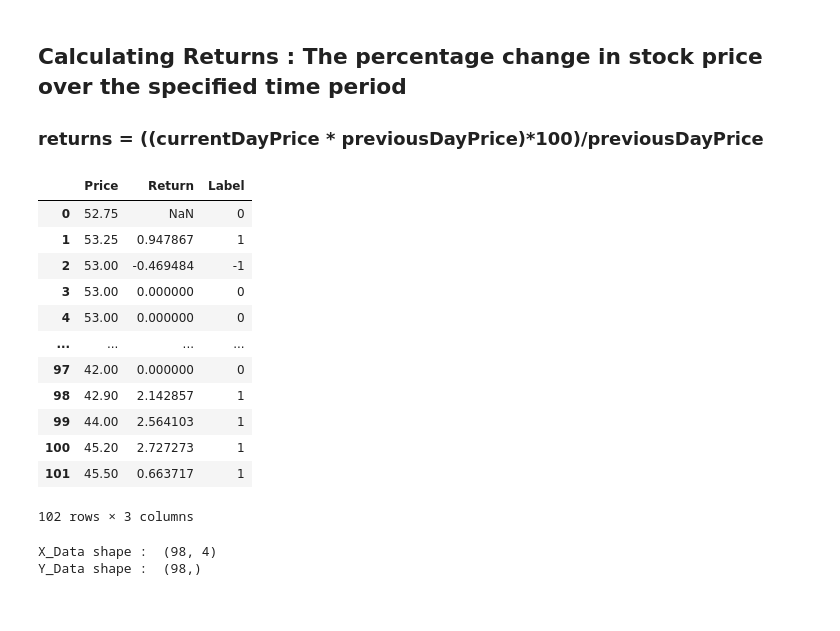
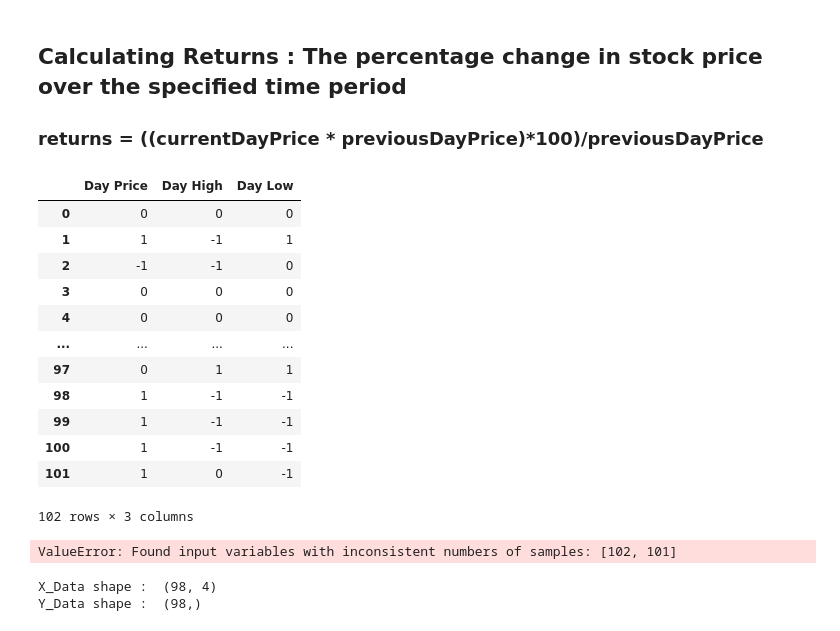
Before and after one commit to keringKirwa/4.1_Machine_Learning, a Jupyter notebook: NCS_Time_Series_Prediction/Linear_Regression/Classification_with_pipeline.ipynb, the cells around one changed output. Drawn from its saved outputs; the diff is of its cells as text; code cells hidden in the pictures.

```diff
--- a/NCS_Time_Series_Prediction/Linear_Regression/Classification_with_pipeline.ipynb
+++ b/NCS_Time_Series_Prediction/Linear_Regression/Classification_with_pipeline.ipynb
@@ -126,47 +126,91 @@ Name: Day Price, Length: 102, dtype: float64
 # %%
 import pandas as pd
 
 def calculate_returns_and_label(data, prediction_horizon=1, positive_threshold=0, negative_threshold=0):
     """
     Calculate returns based on the given prediction horizon and label as positive, negative, or no change.
 
     Parameters:
     - data: Pandas Series with stock prices.
     - prediction_horizon: Time horizon for calculating returns (default: 1).
     - positive_threshold: Threshold for positive return (default: 0).
     - negative_threshold: Threshold for negative return (default: 0).
 
     Returns:
     - Pandas DataFrame with columns 'Price', 'Return', and 'Label'.
     """
 
     returns = data.pct_change(prediction_horizon) * 100
     result_df = pd.DataFrame({'Price': data, 'Return': returns})
 
     result_df['Label'] = 0  # Initializes all labels as 0 : if there is no change in the prices , then 0 is set as the  label.
     result_df.loc[result_df['Return'] > positive_threshold, 'Label'] = 1
     result_df.loc[result_df['Return'] < negative_threshold, 'Label'] = -1
 
     return result_df
 
 # day_price_df.describe() gives the stats description of the dataframe : examples ; mean ,  median ,  std deviation ... dataframe.info() on the the r hand gives the data types of the data.
 
-result_df = calculate_returns_and_label(day_price_series)
-result_df
+
+day_price_series = preprocessed_df['Day Price']
+day_high_series = preprocessed_df['Day High']
+day_low_series = preprocessed_df['Day Low']
+
+day_price_df = calculate_returns_and_label(day_price_series)
+day_high_df = calculate_returns_and_label(day_high_series)
+day_low_df = calculate_returns_and_label(day_low_series)
+
+combined_labels_df = pd.concat([day_price_df['Label'], day_high_df['Label'], day_low_df['Label']], axis=1)
+
+combined_labels_df.columns = ['Day Price','Day High','Day Low']
+combined_labels_df
 # %% [output]
-|  | Price | Return | Label |
-| 0 | 52.75 | NaN | 0 |
-| 1 | 53.25 | 0.947867 | 1 |
-| 2 | 53.00 | -0.469484 | -1 |
-| 3 | 53.00 | 0.000000 | 0 |
-| 4 | 53.00 | 0.000000 | 0 |
+|  | Day Price | Day High | Day Low |
+| 0 | 0 | 0 | 0 |
+| 1 | 1 | -1 | 1 |
+| 2 | -1 | -1 | 0 |
+| 3 | 0 | 0 | 0 |
+| 4 | 0 | 0 | 0 |
 | ... | ... | ... | ... |
-| 97 | 42.00 | 0.000000 | 0 |
-| 98 | 42.90 | 2.142857 | 1 |
-| 99 | 44.00 | 2.564103 | 1 |
-| 100 | 45.20 | 2.727273 | 1 |
-| 101 | 45.50 | 0.663717 | 1 |
+| 97 | 0 | 1 | 1 |
+| 98 | 1 | -1 | -1 |
+| 99 | 1 | -1 | -1 |
+| 100 | 1 | -1 | -1 |
+| 101 | 1 | 0 | -1 |
 102 rows × 3 columns
+# %%
+import pandas as pd
+from sklearn.model_selection import train_test_split
+from sklearn.ensemble import RandomForestClassifier
+from sklearn.metrics import accuracy_score
+
+# Assuming you have combined_labels_df with columns 'Day Price', 'Day High', 'Day Low', and you want to predict 'Next_Day_Price_High'
+# ...
+
+# Prepare Features
+features = combined_labels_df[['Day Price', 'Day High', 'Day Low']]  # Add other features as needed
+
+# Prepare Targets
+combined_labels_df['Next_Day_Price_High'] = combined_labels_df['Day Price'].shift(-1)
+
+# Drop rows with NaN in the target column (last row after shifting)
+combined_labels_df = combined_labels_df.dropna()
+
+# Split Data
+X_train, X_test, y_train, y_test = train_test_split(features, combined_labels_df['Next_Day_Price_High'], test_size=0.2, random_state=42)
+
+# Train a RandomForestClassifier (you can choose a different classifier)
+classifier = RandomForestClassifier(n_estimators=100, random_state=42)
+classifier.fit(X_train, y_train)
+
+# Make Predictions
+predictions = classifier.predict(X_test)
+
+# Evaluate the Model
+accuracy = accuracy_score(y_test, predictions)
+print(f"Accuracy: {accuracy}")
+# %% [output]
+ValueError: Found input variables with inconsistent numbers of samples: [102, 101]
 # %%
 import utils.x_y_generator as generator
 
```
Also changed, not shown: 3 other files.
